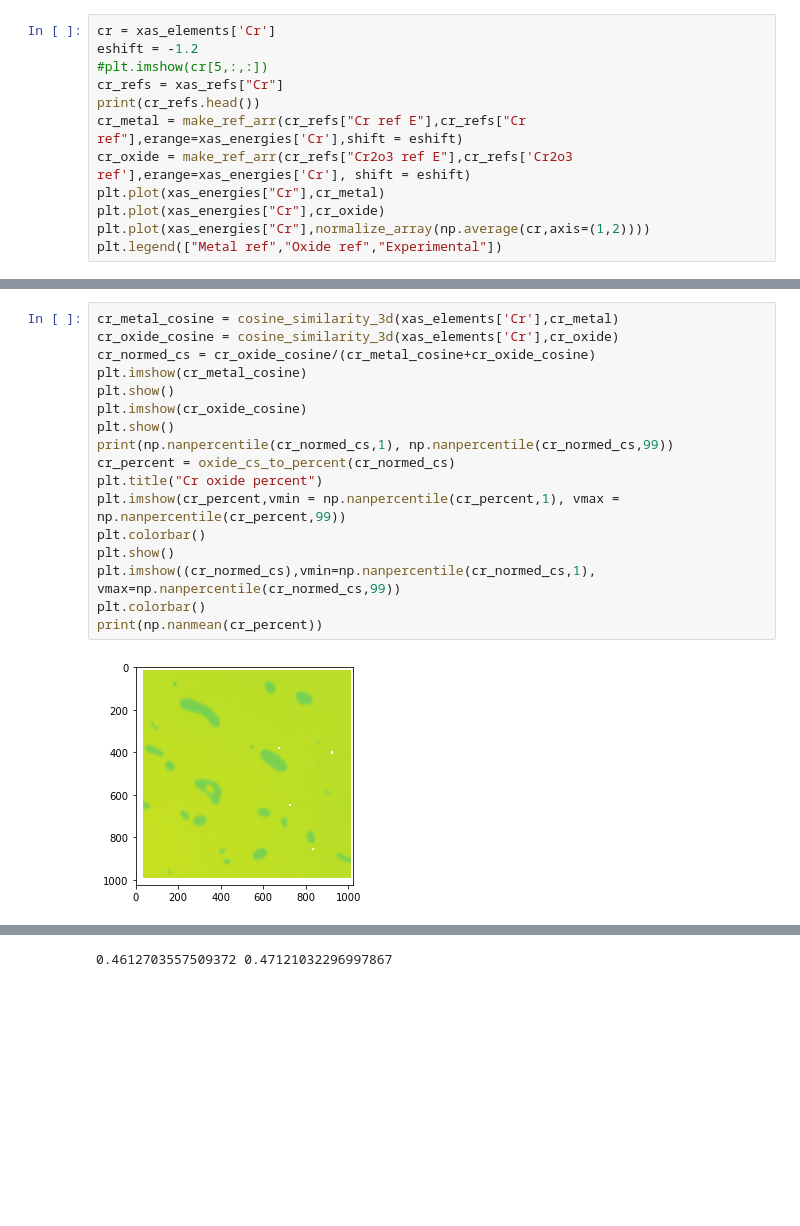
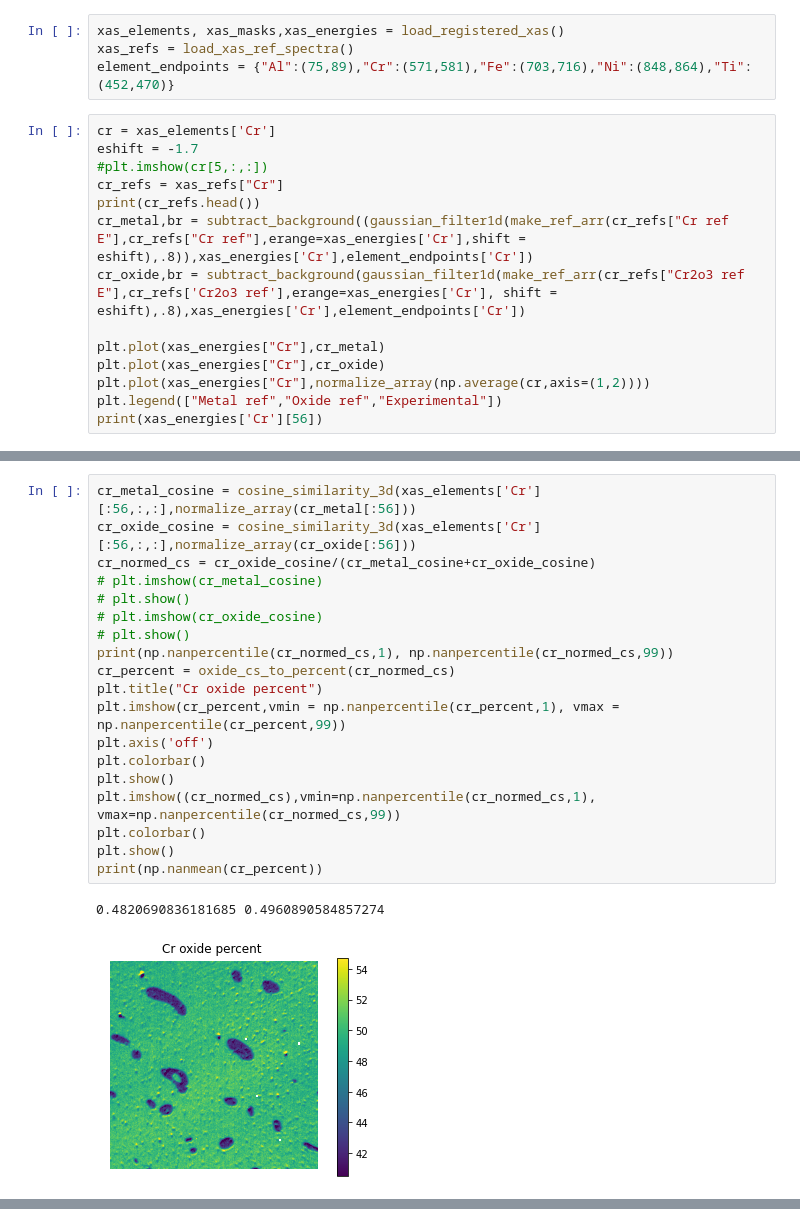
Before and after one commit to keithen-orson/mse-research, a Jupyter notebook: Alloy 72 work/cosine_similarity.ipynb, the cells around one changed output, grey strips where cells are left out. Saved outputs shown, nothing was run; the diff lists cells and outputs as text; blank space fills up the shorter version.

```diff
--- a/Alloy 72 work/cosine_similarity.ipynb
+++ b/Alloy 72 work/cosine_similarity.ipynb
@@ -25,13 +76,19 @@ xas_refs = load_xas_ref_spectra()
+# %%
+xas_elements, xas_masks,xas_energies = load_registered_xas()
+xas_refs = load_xas_ref_spectra()
+element_endpoints = {"Al":(75,89),"Cr":(571,581),"Fe":(703,716),"Ni":(848,864),"Ti":(452,470)}
 # %%
 cr = xas_elements['Cr']
-eshift = -1.2
+eshift = -1.7
 #plt.imshow(cr[5,:,:])
 cr_refs = xas_refs["Cr"]
 print(cr_refs.head())
-cr_metal = make_ref_arr(cr_refs["Cr ref E"],cr_refs["Cr ref"],erange=xas_energies['Cr'],shift = eshift)
-cr_oxide = make_ref_arr(cr_refs["Cr2o3 ref E"],cr_refs['Cr2o3 ref'],erange=xas_energies['Cr'], shift = eshift)
+cr_metal,br = subtract_background((gaussian_filter1d(make_ref_arr(cr_refs["Cr ref E"],cr_refs["Cr ref"],erange=xas_energies['Cr'],shift = eshift),.8)),xas_energies['Cr'],element_endpoints['Cr'])
+cr_oxide,br = subtract_background(gaussian_filter1d(make_ref_arr(cr_refs["Cr2o3 ref E"],cr_refs['Cr2o3 ref'],erange=xas_energies['Cr'], shift = eshift),.8),xas_energies['Cr'],element_endpoints['Cr'])
+
 plt.plot(xas_energies["Cr"],cr_metal)
 plt.plot(xas_energies["Cr"],cr_oxide)
 plt.plot(xas_energies["Cr"],normalize_array(np.average(cr,axis=(1,2))))
 plt.legend(["Metal ref","Oxide ref","Experimental"])
+print(xas_energies['Cr'][56])
 # %% [output]
@@ -46,19 +110,22 @@ plt.legend(["Metal ref","Oxide ref","Experimental"])
 # %%
-cr_metal_cosine = cosine_similarity_3d(xas_elements['Cr'],cr_metal)
-cr_oxide_cosine = cosine_similarity_3d(xas_elements['Cr'],cr_oxide)
+cr_metal_cosine = cosine_similarity_3d(xas_elements['Cr'][:56,:,:],normalize_array(cr_metal[:56]))
+cr_oxide_cosine = cosine_similarity_3d(xas_elements['Cr'][:56,:,:],normalize_array(cr_oxide[:56]))
 cr_normed_cs = cr_oxide_cosine/(cr_metal_cosine+cr_oxide_cosine)
-plt.imshow(cr_metal_cosine)
-plt.show()
-plt.imshow(cr_oxide_cosine)
-plt.show()
+# plt.imshow(cr_metal_cosine)
+# plt.show()
+# plt.imshow(cr_oxide_cosine)
+# plt.show()
 print(np.nanpercentile(cr_normed_cs,1), np.nanpercentile(cr_normed_cs,99))
 cr_percent = oxide_cs_to_percent(cr_normed_cs)
 plt.title("Cr oxide percent")
 plt.imshow(cr_percent,vmin = np.nanpercentile(cr_percent,1), vmax = np.nanpercentile(cr_percent,99))
+plt.axis('off')
 plt.colorbar()
 plt.show()
 plt.imshow((cr_normed_cs),vmin=np.nanpercentile(cr_normed_cs,1), vmax=np.nanpercentile(cr_normed_cs,99))
 plt.colorbar()
+plt.show()
 print(np.nanmean(cr_percent))
 # %% [output]
+0.4820690836181685 0.4960890584857274
-[figure, old version]
+[figure, new version]
@@ -66 +132,0 @@ print(np.nanmean(cr_percent))
-0.4612703557509372 0.47121032296997867
```
Also changed, not shown: parts of 20 cells of this notebook, 8 other files.
